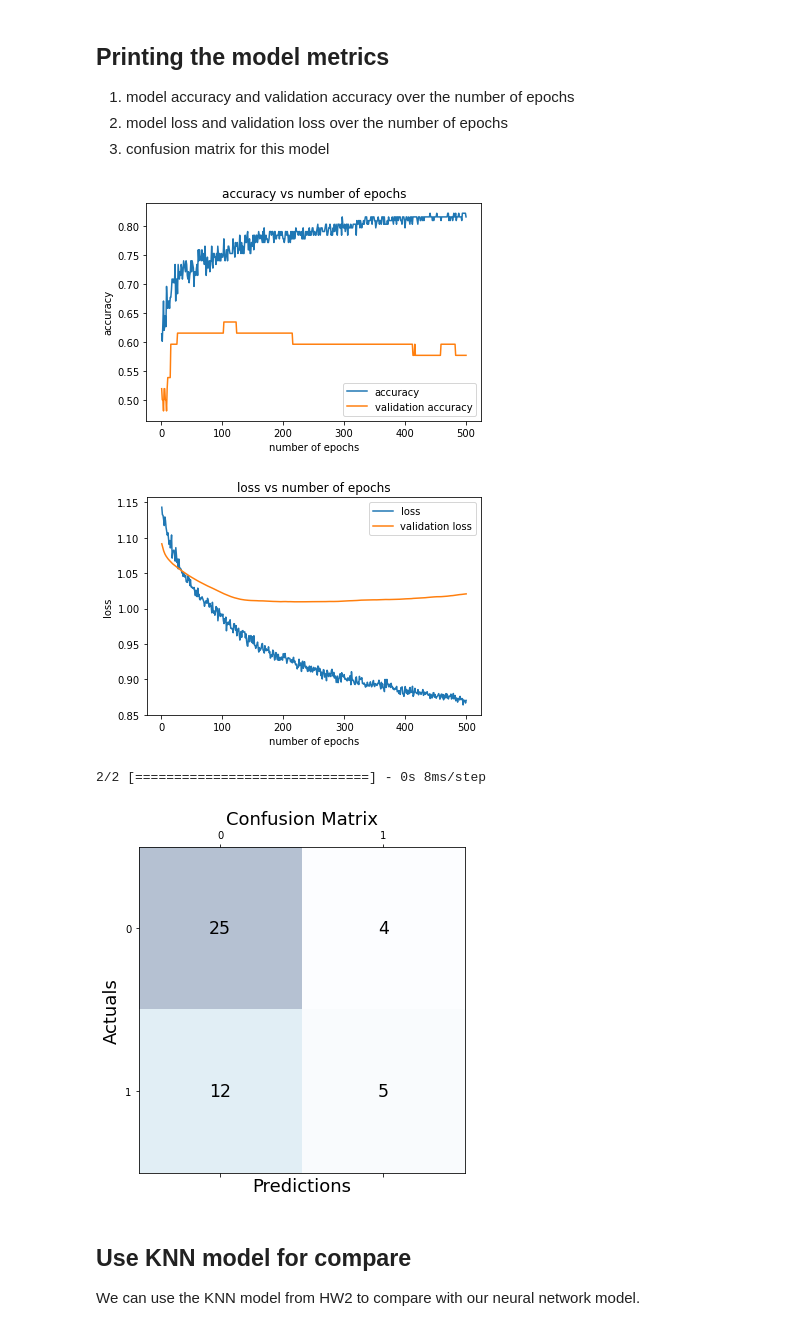
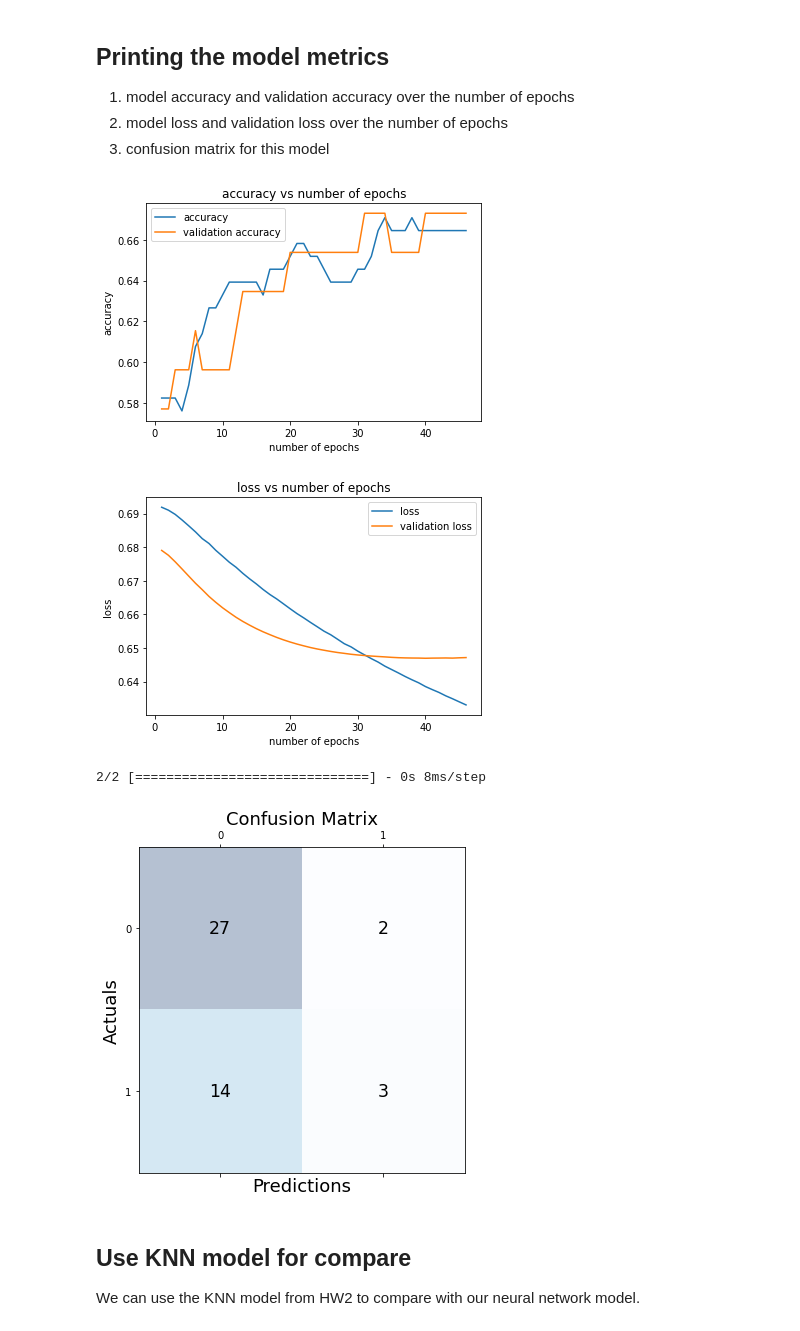
Before and after one commit to ofryma/intro-to-AI, a Jupyter notebook: hw/data_mining_project/cancer_dignose/cancer_nn.ipynb, the cells around one changed output. Drawn from its saved outputs; the diff is of its cells as text; code cells hidden in the pictures.

```diff
--- a/hw/data_mining_project/cancer_dignose/cancer_nn.ipynb
+++ b/hw/data_mining_project/cancer_dignose/cancer_nn.ipynb
@@ -187,7 +226,7 @@ best_acc = 0
 best_n = 0
 original_len = len(X_train.keys())
 best_top_features = []
-estimators = 100 #The number of desicion trees
+estimators = 150 # The number of desicion trees
 
 clf = RandomForestClassifier(n_estimators=estimators)
 clf.fit(X_train, y_train)
@@ -290,31 +329,3 @@ y_test = np.asarray(y_test)
 y_validation = np.asarray(y_validation)
 # %% [markdown]
 ## Building the neural network
-# %%
-# hiper parameters
-input_dim = len(list(X_train.keys()))
-epoch_number = 500
-n_list = [40] # number of nodes in each hidden layer
-activations_list = ["relu" , "relu" , "relu" , "relu" , "relu" , "relu"] # activation function in each hidden layer
-learning_rate = 0.001
-momentum = 0.9
-find_model_tries = 1 # number of times to run the model.fit before getting back the best one
-beta_1=0.9
-
-model = genarate_model(
-    n_list=n_list,
-    activations_list=activations_list,
-    input_dim=input_dim,
-    model_summary = True,
-    model_visualization=True,
-    use_dropout=True,
-    dropout_rate = 0.2,
-)
-
-# Compile the model
-model.compile(SGD(lr = learning_rate, momentum=momentum ), loss=losses.hinge, metrics=['accuracy'])
-#model.compile("adam", loss='binary_crossentropy', metrics=['accuracy'])
-
-
-# find the best model
-model , history = find_best_model_fit(model , find_model_tries)
@@ -342,6 +413,8 @@ Best model accuracy :  0.6521739130434783
 2. model loss and validation loss over the number of epochs
 3. confusion matrix for this model
 # %%
+history = best_config["history"]
+
 # Ploting the accuracy and loss function with the train and test of  best model
 acc = history.history["accuracy"]
 val_acc = history.history["val_accuracy"]
@@ -364,37 +437,37 @@ plt.title("loss vs number of epochs")
 plt.xlabel("number of epochs")
 plt.ylabel("loss")
 plt.legend()
 plt.show()
 
 
 ## Creating the confusion matrix
 # Get the predictions
 y_pred = model.predict(X_test_norm)
 # Calculate the confusion matrix
 
 def binary(num : float) -> int:
   if num >= 0.5:
     return 1
   return 0
 y_pred = [binary(i[0]) for i in y_pred]
 
 
 conf_matrix = confusion_matrix(y_true=y_test, y_pred=y_pred)
 # Print the confusion matrix using Matplotlib
 fig, ax = plt.subplots(figsize=(6, 6))
 ax.matshow(conf_matrix, cmap=plt.cm.Blues, alpha=0.3)
 for i in range(conf_matrix.shape[0]):
     for j in range(conf_matrix.shape[1]):
         ax.text(x=j, y=i,s=conf_matrix[i, j], va='center', ha='center', size='xx-large')
 plt.xlabel('Predictions', fontsize=18)
 plt.ylabel('Actuals', fontsize=18)
 plt.title('Confusion Matrix', fontsize=18)
 plt.show()
 # %% [output]
-[figure, old version]
+[figure, new version]
-[figure, old version]
+[figure, new version]
 2/2 [==============================] - 0s 8ms/step
-[figure, old version]
+[figure, new version]
 # %% [markdown]
 ## Use KNN model for compare
 
```
Also changed, not shown: parts of 6 cells of this notebook.
